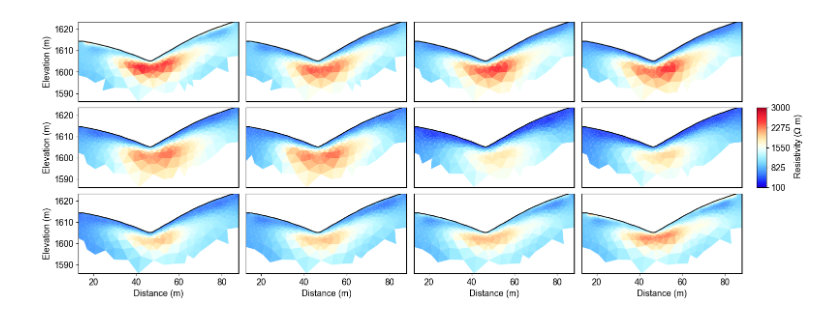
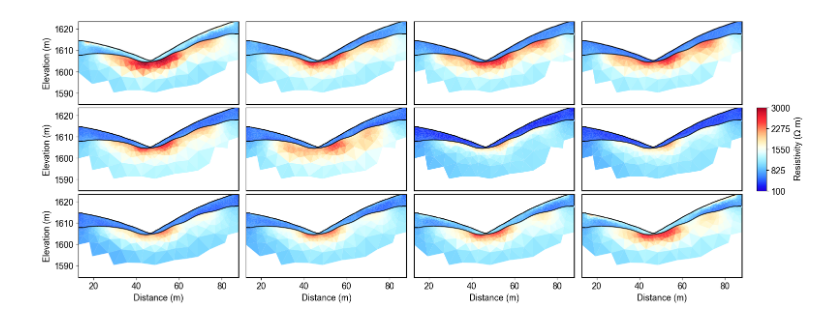
Before and after one commit to geohang/watershed_geophysics, a Jupyter notebook: examples/res_water_structure.ipynb, the cells around one changed output. Saved outputs shown, nothing was run; the diff lists cells and outputs as text; code cells hidden in the pictures.

```diff
--- a/examples/res_water_structure.ipynb
+++ b/examples/res_water_structure.ipynb
@@ -91,7 +86,7 @@ inversion = WindowedTimeLapseERTInversion(
     ert_files=ert_files,             # List of ERT data filenames
     measurement_times=measurement_times,  # List of measurement times
     window_size=window_size,         # Size of sliding window
-    mesh_file=mesh_with_interface,                       # Mesh for inversion
+    mesh=mesh_with_interface,                       # Mesh for inversion
     **inversion_params               # Pass the same inversion parameters
 )
 
@@ -180,33 +241,33 @@ for i in range(12):
     # Only show axis ticks on leftmost and bottom panels
     if col != 0:
         ax.set_yticks([])
 
     if row != 2:  # Not bottom row
         ax.set_xticks([])
     else:
         # Add "distance (m)" label to bottom row panels
         ax.set_xlabel("Distance (m)")
 
     # Create the plot
     ax, cbar = pg.show(result.mesh,
-                      result.final_models[:,i],
+                      result.final_models[:,i][result.mesh.cellMarkers()],
                       pad=0.3,
                       orientation="vertical",
                       cMap=fixed_cmap,
                       cMin=100,
                       cMax=3000,
                       ylabel=ylabel,
                       label=resistivity_label,
                       ax=ax,
                       logScale=False,
-                      coverage=result.all_coverage[i]>-1.2)
+                      coverage=result.all_coverage[i][result.mesh.cellMarkers()]>-1.2)
 
     # Only keep colorbar for the middle-right panel (row 1, col 3)
     # This corresponds to panel index 7 in a 0-based indexing system
     if i != 7:  # Keep only the colorbar for panel 7
         cbar.remove()
 
 plt.tight_layout()
 plt.savefig("results/TL_measurements/appres/timelapse_ert_with structure.tiff", dpi=300, bbox_inches='tight')
 # %% [output]
-[figure, old version]
+[figure, new version]
```
Also changed, not shown: parts of 6 cells of this notebook, 2 other files.
